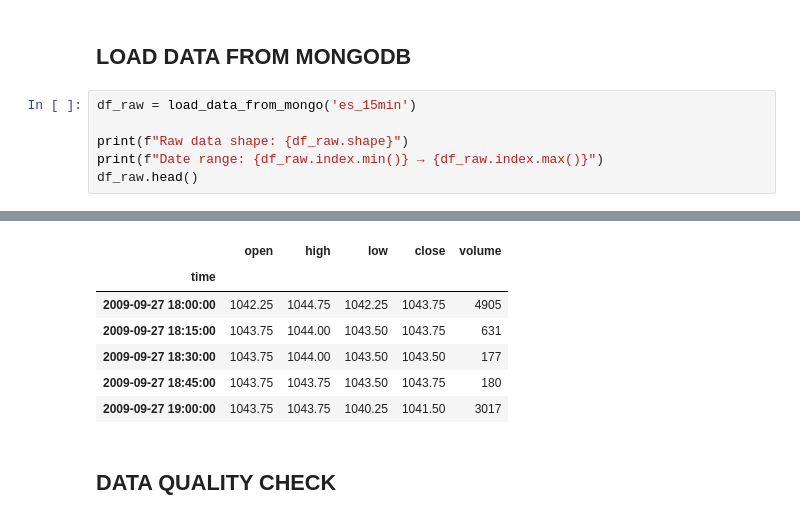
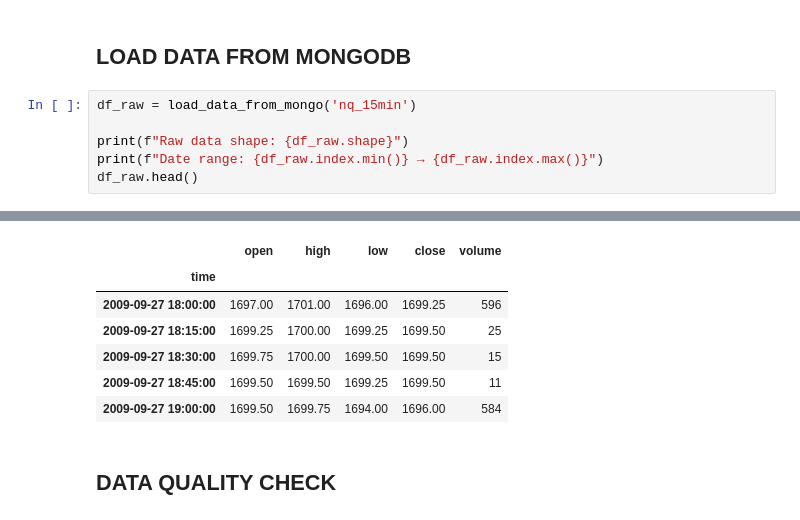
Before and after one commit to Andres-GP/Alphaca-Capital-Research, a Jupyter notebook: research_development/01_exploratory_data_analysis/notebooks/NQ_EDA.ipynb, the cells around one changed output, grey strips where cells are left out. Drawn from its saved outputs; the diff is of its cells as text.

```diff
--- a/research_development/01_exploratory_data_analysis/notebooks/NQ_EDA.ipynb
+++ b/research_development/01_exploratory_data_analysis/notebooks/NQ_EDA.ipynb
@@ -46,7 +46,7 @@ Loaded utils from: /Users/luyandy/Documents/AlphaCapital/AlphaCapital-Research/r
 # %% [markdown]
 ## LOAD DATA FROM MONGODB
 # %%
-df_raw = load_data_from_mongo('es_15min')
+df_raw = load_data_from_mongo('nq_15min')
 
 print(f"Raw data shape: {df_raw.shape}")
 print(f"Date range: {df_raw.index.min()} → {df_raw.index.max()}")
@@ -57,10 +57,10 @@ Date range: 2009-09-27 18:00:00 → 2026-08-21 16:45:00
 |  | open | high | low | close | volume |
 | time |  |  |  |  |  |
-| 2009-09-27 18:00:00 | 1042.25 | 1044.75 | 1042.25 | 1043.75 | 4905 |
-| 2009-09-27 18:15:00 | 1043.75 | 1044.00 | 1043.50 | 1043.75 | 631 |
-| 2009-09-27 18:30:00 | 1043.75 | 1044.00 | 1043.50 | 1043.50 | 177 |
-| 2009-09-27 18:45:00 | 1043.75 | 1043.75 | 1043.50 | 1043.75 | 180 |
-| 2009-09-27 19:00:00 | 1043.75 | 1043.75 | 1040.25 | 1041.50 | 3017 |
+| 2009-09-27 18:00:00 | 1697.00 | 1701.00 | 1696.00 | 1699.25 | 596 |
+| 2009-09-27 18:15:00 | 1699.25 | 1700.00 | 1699.25 | 1699.50 | 25 |
+| 2009-09-27 18:30:00 | 1699.75 | 1700.00 | 1699.50 | 1699.50 | 15 |
+| 2009-09-27 18:45:00 | 1699.50 | 1699.50 | 1699.25 | 1699.50 | 11 |
+| 2009-09-27 19:00:00 | 1699.50 | 1699.75 | 1694.00 | 1696.00 | 584 |
 # %% [markdown]
 ## DATA QUALITY CHECK
 # %%
```
Also changed, not shown: parts of 20 cells of this notebook, 5 other files.
